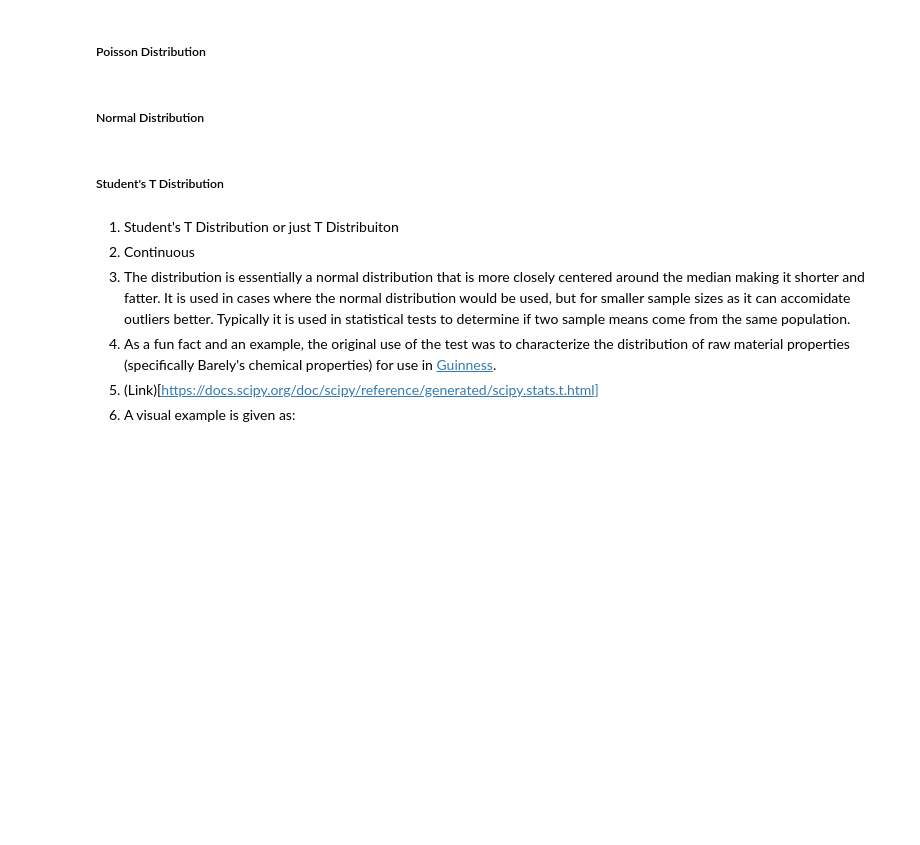
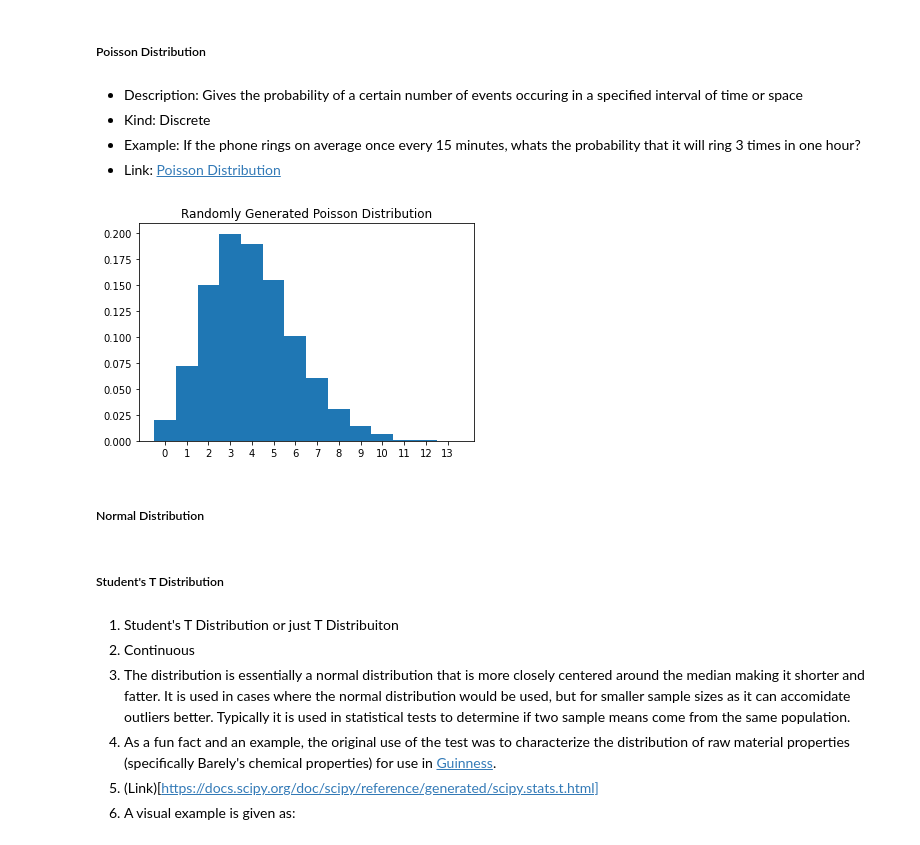
Before and after one commit to mariavanv/CISC367, a Jupyter notebook: Statistics/Statistics Workbook.ipynb, the cells around one changed output. Saved outputs shown, nothing was run; the diff lists cells and outputs as text; code cells hidden in the pictures; blank space fills up the shorter version.

```diff
--- a/Statistics/Statistics Workbook.ipynb
+++ b/Statistics/Statistics Workbook.ipynb
@@ -150,5 +166,18 @@ plt.show()
 # %% [markdown]
 ##### Poisson Distribution
+# %% [markdown]
+- Description: Gives the probability of a certain number of events occuring in a specified interval of time or space
+- Kind: Discrete
+- Example: If the phone rings on average once every 15 minutes, whats the probability that it will ring 3 times in one hour?
+- Link: [Poisson Distribution](https://docs.scipy.org/doc/scipy/reference/generated/scipy.stats.poisson.html)
+# %%
+random_variables = stats.poisson.rvs(4, size=10000)
+plt.hist(random_variables, bins=[x-.5 for x in range(15)], weights = np.ones_like(random_variables) / len(random_variables))
+plt.title("Randomly Generated Poisson Distribution")
+plt.xticks([x for x in range(14)])
+plt.show()
+# %% [output]
+[figure, added]
 # %% [markdown]
 ##### Normal Distribution
 # %% [markdown]
```
Also changed, not shown: parts of 6 cells of this notebook.
